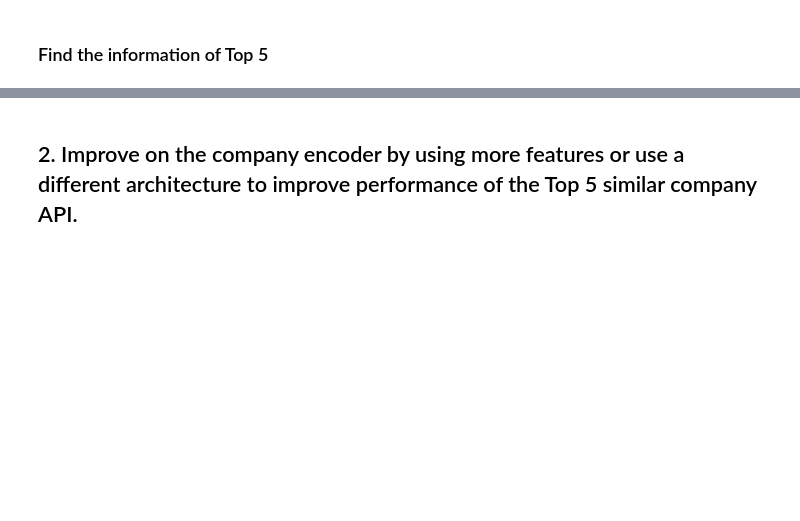
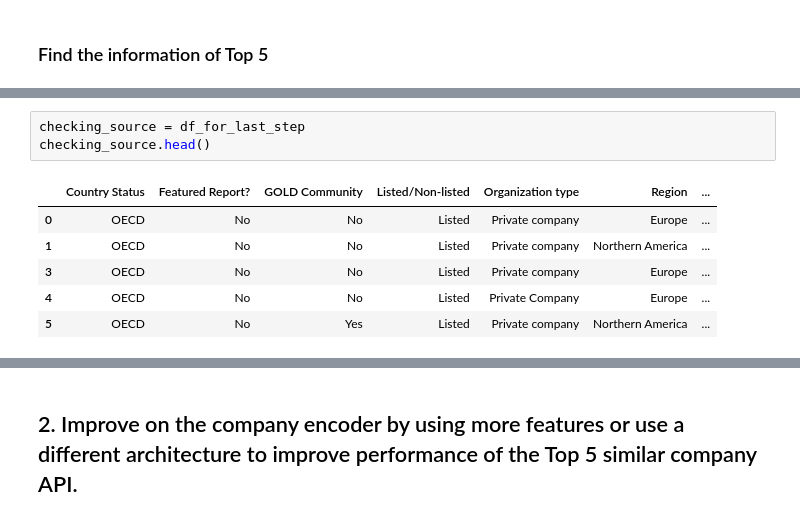
Before and after one commit to Asianatix/Company_Recommendation_System, a Jupyter notebook: Capstone_Project_To_Trong_Kien.ipynb, the cells around one changed output, grey strips where cells are left out. Saved outputs shown, nothing was run; the diff lists cells and outputs as text; blank space fills up the shorter version.

```diff
--- a/Capstone_Project_To_Trong_Kien.ipynb
+++ b/Capstone_Project_To_Trong_Kien.ipynb
@@ -588,0 +844,10 @@ array([0.58664703, 0.5345533 , 0.5219954 , 0.473352  , 0.48925287,
+# %%
+checking_source = df_for_last_step
+checking_source.head()
+# %% [output]
+|  | Country Status | Featured Report? | GOLD Community | Listed/Non-listed | Organization type | Region | ... |
+| 0 | OECD | No | No | Listed | Private company | Europe | ... |
+| 1 | OECD | No | No | Listed | Private company | Northern America | ... |
+| 3 | OECD | No | No | Listed | Private company | Europe | ... |
+| 4 | OECD | No | No | Listed | Private Company | Europe | ... |
+| 5 | OECD | No | Yes | Listed | Private company | Northern America | ... |
```
Also changed, not shown: parts of 33 cells of this notebook.
